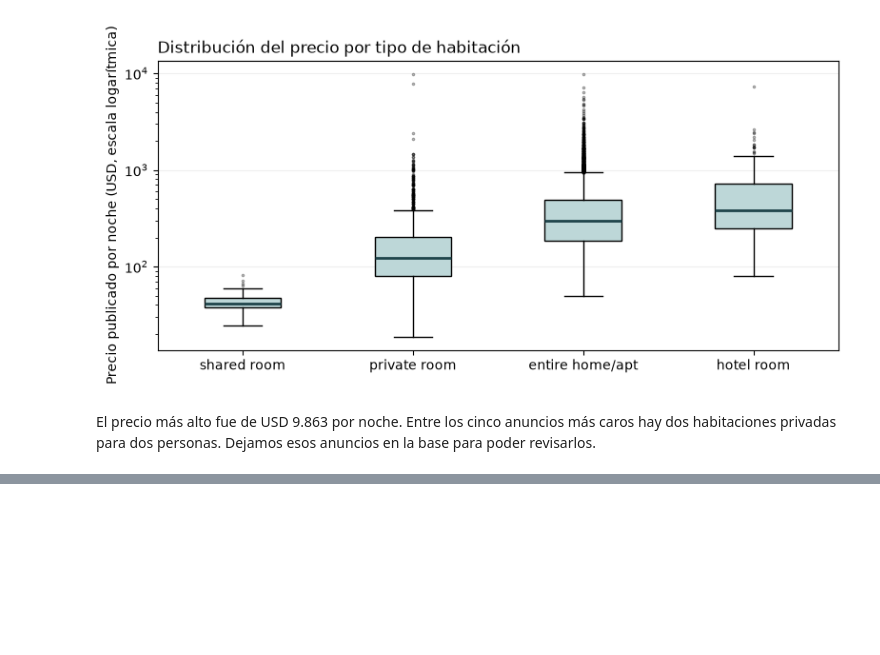
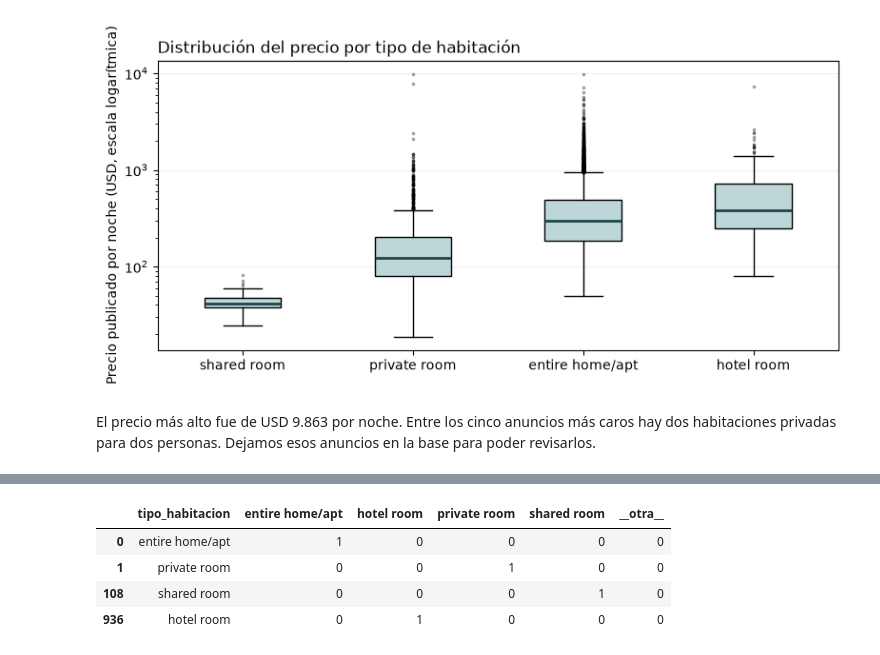
Before and after one commit to Morix9087/Proyecto-2, a Jupyter notebook: Ingenieria de Datos/Analisis exploratorio de datos iniciales.ipynb, the cells around one changed output, grey strips where cells are left out. Drawn from its saved outputs; the diff is of its cells as text; code cells hidden in the pictures; blank space fills up the shorter version.

```diff
--- a/Ingenieria de Datos/Analisis exploratorio de datos iniciales.ipynb
+++ b/Ingenieria de Datos/Analisis exploratorio de datos iniciales.ipynb
@@ -368,0 +375,29 @@ El precio más alto fue de USD 9.863 por noche. Entre los cinco anuncios más ca
+# %%
+numericas_precio = [
+    "latitud", "longitud", "capacidad", "habitaciones", "camas", "banos",
+    "superanfitrion", "servicios_declarados", "declara_wifi", "declara_cocina",
+    "declara_parqueadero_gratis_predio", "habitaciones_imputado", "camas_imputado",
+    "banos_imputado", "noches_minimas_imputado"
+]
+X = base[numericas_precio].copy()
+X["log_noches_minimas"] = np.log1p(base["noches_minimas"])
+for col in categoricas:
+    niveles = sorted(base.loc[referencia, col].unique())
+    nueva = ~base[col].isin(niveles)
+    etiqueta_nueva = "__otra__"
+    assert etiqueta_nueva not in niveles
+    categorias = pd.Categorical(base[col].mask(nueva, etiqueta_nueva),
+                                categories=niveles + [etiqueta_nueva])
+    indicadores = pd.get_dummies(pd.Series(categorias, index=base.index),
+                                 prefix=col, prefix_sep="__", dtype="int8")
+    assert indicadores.sum(axis=1).eq(1).all()
+    X = X.join(indicadores)
+
+tipos = X.filter(like="tipo_habitacion__").rename(columns=lambda c: c.removeprefix("tipo_habitacion__"))
+display(base[["tipo_habitacion"]].join(tipos).drop_duplicates())
+# %% [output]
+|  | tipo_habitacion | entire home/apt | hotel room | private room | shared room | __otra__ |
+| 0 | entire home/apt | 1 | 0 | 0 | 0 | 0 |
+| 1 | private room | 0 | 0 | 1 | 0 | 0 |
+| 108 | shared room | 0 | 0 | 0 | 1 | 0 |
+| 936 | hotel room | 0 | 1 | 0 | 0 | 0 |
```
Also changed, not shown: parts of 1 cell of this notebook.
